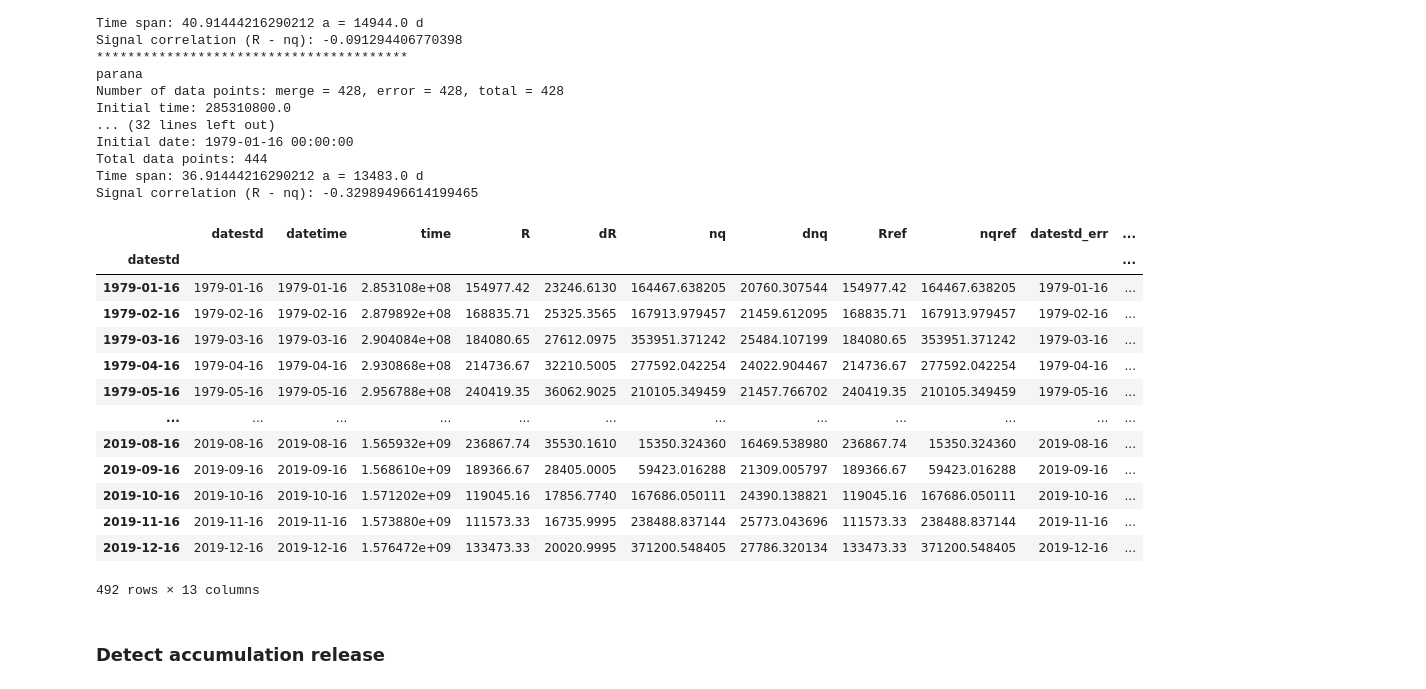
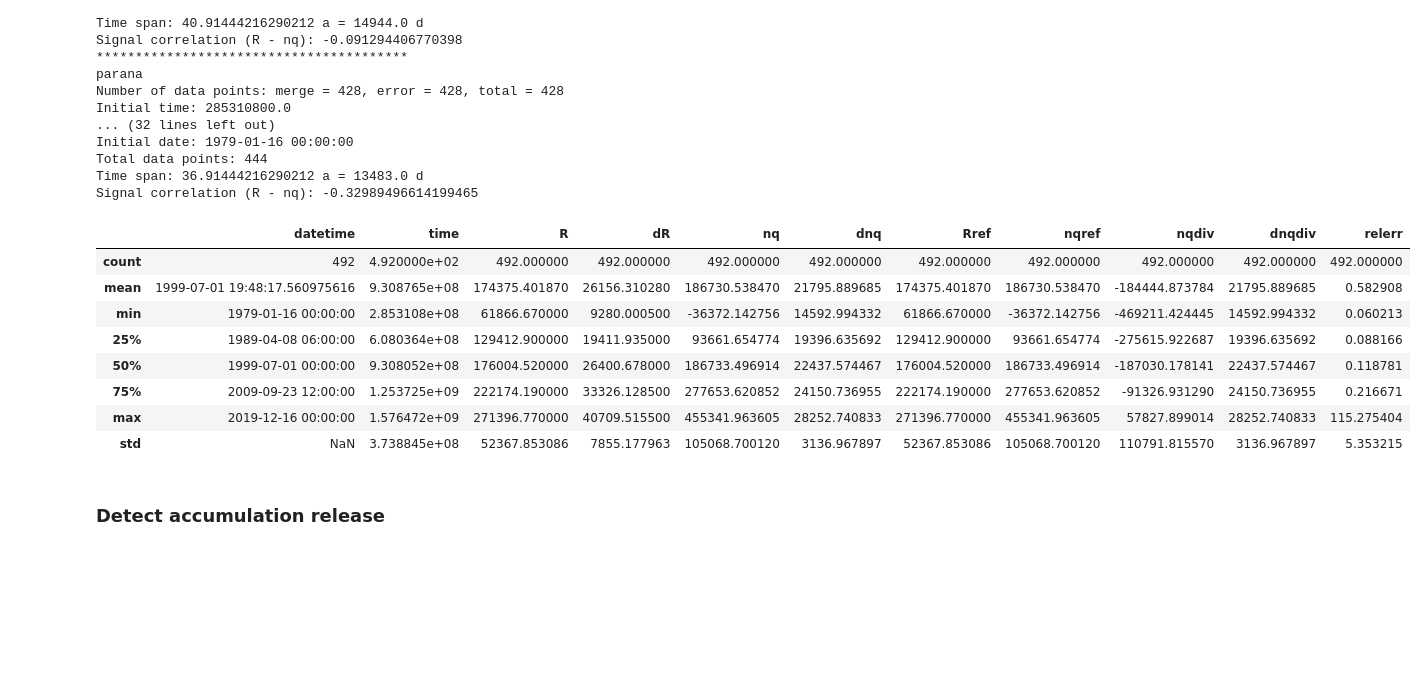
Before and after one commit to seap-udea/pylar, a Jupyter notebook: dev/LAR-SMZG-HESS2024/figures-timeseries.ipynb, the cells around one changed output. Saved outputs shown, nothing was run; the diff lists cells and outputs as text; code cells hidden in the pictures; blank space fills up the shorter version.

Commit message:
[FEAT] Public data and Basin class first methods

```diff
--- a/dev/LAR-SMZG-HESS2024/figures-timeseries.ipynb
+++ b/dev/LAR-SMZG-HESS2024/figures-timeseries.ipynb
@@ -204,7 +204,7 @@ def read_basin_data(key,full,qsource,rsource,kind_interp='linear'):
     data_atm["nq"]=data_atm["nq_mass"]/1e3
     #Error
     vnq=0.05 #Molina, according to analysis of uncertainties in data processing of ERA5
-    data_atm["dnq"]=vnq*data_atm["nq_mass"]
+    data_atm["dnq"]=vnq*abs(data_atm["nq_mass"])/1e3
 
     if basin.rsource == "GRDC":
         #Read Data
@@ -241,7 +241,7 @@ def read_basin_data(key,full,qsource,rsource,kind_interp='linear'):
 
     #Error
     vR=0.15 #According to T. H. Syed, J. S. Famiglietti, et al. (in case of Amazonas)
-    data_riv["dR"]=vR*data_riv["R"]
+    data_riv["dR"]=vR*abs(data_riv["R"])
 
     # Merge data
     data_merge=pd.DataFrame()
@@ -444,22 +444,17 @@ Total data points: 444
 Time span: 36.91444216290212 a = 13483.0 d
 Signal correlation (R - nq): -0.32989496614199465
 # %%
-basins['amazonas'].data
+basins['amazonas'].data.describe()
 # %% [output]
-|  | datestd | datetime | time | R | dR | nq | dnq | Rref | nqref | datestd_err | ... |
-| datestd |  |  |  |  |  |  |  |  |  |  | ... |
-| 1979-01-16 | 1979-01-16 | 1979-01-16 | 2.853108e+08 | 154977.42 | 23246.6130 | 164467.638205 | 20760.307544 | 154977.42 | 164467.638205 | 1979-01-16 | ... |
-| 1979-02-16 | 1979-02-16 | 1979-02-16 | 2.879892e+08 | 168835.71 | 25325.3565 | 167913.979457 | 21459.612095 | 168835.71 | 167913.979457 | 1979-02-16 | ... |
-| 1979-03-16 | 1979-03-16 | 1979-03-16 | 2.904084e+08 | 184080.65 | 27612.0975 | 353951.371242 | 25484.107199 | 184080.65 | 353951.371242 | 1979-03-16 | ... |
-| 1979-04-16 | 1979-04-16 | 1979-04-16 | 2.930868e+08 | 214736.67 | 32210.5005 | 277592.042254 | 24022.904467 | 214736.67 | 277592.042254 | 1979-04-16 | ... |
-| 1979-05-16 | 1979-05-16 | 1979-05-16 | 2.956788e+08 | 240419.35 | 36062.9025 | 210105.349459 | 21457.766702 | 240419.35 | 210105.349459 | 1979-05-16 | ... |
-| ... | ... | ... | ... | ... | ... | ... | ... | ... | ... | ... | ... |
-| 2019-08-16 | 2019-08-16 | 2019-08-16 | 1.565932e+09 | 236867.74 | 35530.1610 | 15350.324360 | 16469.538980 | 236867.74 | 15350.324360 | 2019-08-16 | ... |
-| 2019-09-16 | 2019-09-16 | 2019-09-16 | 1.568610e+09 | 189366.67 | 28405.0005 | 59423.016288 | 21309.005797 | 189366.67 | 59423.016288 | 2019-09-16 | ... |
-| 2019-10-16 | 2019-10-16 | 2019-10-16 | 1.571202e+09 | 119045.16 | 17856.7740 | 167686.050111 | 24390.138821 | 119045.16 | 167686.050111 | 2019-10-16 | ... |
-| 2019-11-16 | 2019-11-16 | 2019-11-16 | 1.573880e+09 | 111573.33 | 16735.9995 | 238488.837144 | 25773.043696 | 111573.33 | 238488.837144 | 2019-11-16 | ... |
-| 2019-12-16 | 2019-12-16 | 2019-12-16 | 1.576472e+09 | 133473.33 | 20020.9995 | 371200.548405 | 27786.320134 | 133473.33 | 371200.548405 | 2019-12-16 | ... |
+|  | datetime | time | R | dR | nq | dnq | Rref | nqref | nqdiv | dnqdiv | relerr |
+| count | 492 | 4.920000e+02 | 492.000000 | 492.000000 | 492.000000 | 492.000000 | 492.000000 | 492.000000 | 492.000000 | 492.000000 | 492.000000 |
+| mean | 1999-07-01 19:48:17.560975616 | 9.308765e+08 | 174375.401870 | 26156.310280 | 186730.538470 | 21795.889685 | 174375.401870 | 186730.538470 | -184444.873784 | 21795.889685 | 0.582908 |
+| min | 1979-01-16 00:00:00 | 2.853108e+08 | 61866.670000 | 9280.000500 | -36372.142756 | 14592.994332 | 61866.670000 | -36372.142756 | -469211.424445 | 14592.994332 | 0.060213 |
+| 25% | 1989-04-08 06:00:00 | 6.080364e+08 | 129412.900000 | 19411.935000 | 93661.654774 | 19396.635692 | 129412.900000 | 93661.654774 | -275615.922687 | 19396.635692 | 0.088166 |
+| 50% | 1999-07-01 00:00:00 | 9.308052e+08 | 176004.520000 | 26400.678000 | 186733.496914 | 22437.574467 | 176004.520000 | 186733.496914 | -187030.178141 | 22437.574467 | 0.118781 |
+| 75% | 2009-09-23 12:00:00 | 1.253725e+09 | 222174.190000 | 33326.128500 | 277653.620852 | 24150.736955 | 222174.190000 | 277653.620852 | -91326.931290 | 24150.736955 | 0.216671 |
+| max | 2019-12-16 00:00:00 | 1.576472e+09 | 271396.770000 | 40709.515500 | 455341.963605 | 28252.740833 | 271396.770000 | 455341.963605 | 57827.899014 | 28252.740833 | 115.275404 |
+| std | NaN | 3.738845e+08 | 52367.853086 | 7855.177963 | 105068.700120 | 3136.967897 | 52367.853086 | 105068.700120 | 110791.815570 | 3136.967897 | 5.353215 |
-492 rows × 13 columns
 # %% [markdown]
 ### Detect accumulation release
 # %%
```
Also changed, not shown: parts of 1 cell of this notebook, 34 other files.
